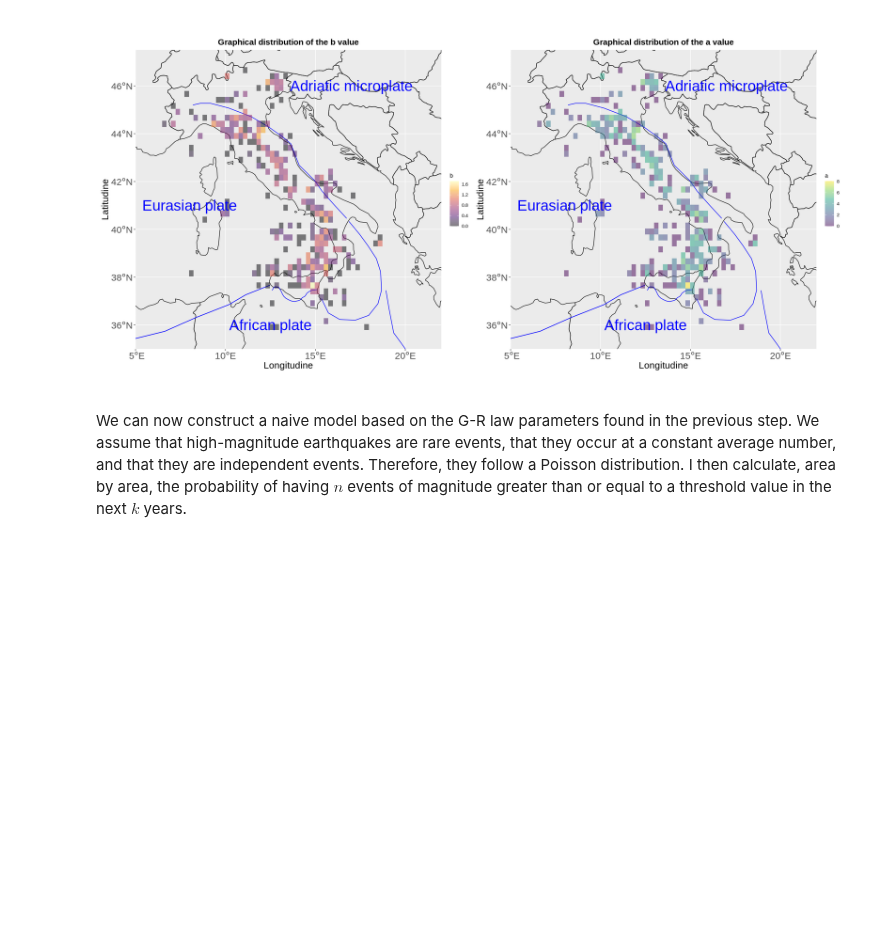
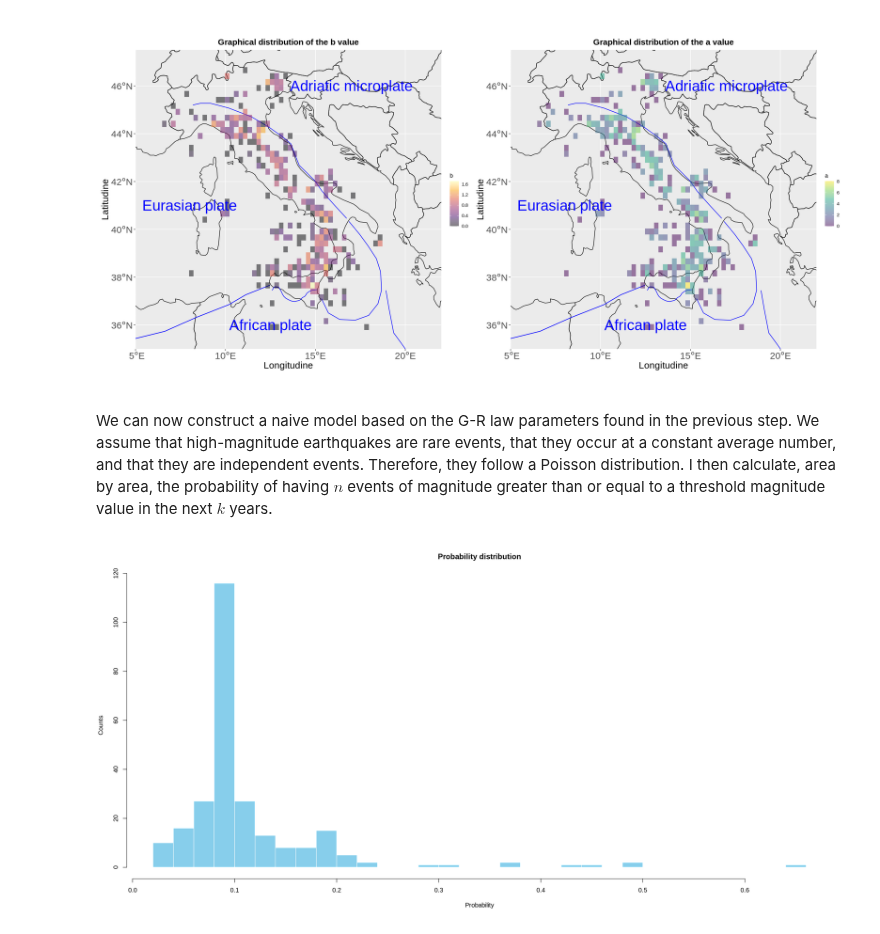
Before and after one commit to seccobenedetto/Earthquakes_Analysis_Italy, a Jupyter notebook: hazard_map_v2.ipynb, the cells around one changed output. Cells and saved outputs as stored; diff of their text form; code cells hidden in the pictures; blank space fills up the shorter version.

```diff
--- a/hazard_map_v2.ipynb
+++ b/hazard_map_v2.ipynb
@@ -467,7 +361,7 @@ b_plot_plates + a_plot_plates
 # %% [output]
 [figure]
 # %% [markdown]
-We can now construct a naive model based on the G-R law parameters found in the previous step. We assume that high-magnitude earthquakes are rare events, that they occur at a constant average number, and that they are independent events. Therefore, they follow a Poisson distribution. I then calculate, area by area, the probability of having $n$ events of magnitude greater than or equal to a threshold value in the next $k$ years.
+We can now construct a naive model based on the G-R law parameters found in the previous step. We assume that high-magnitude earthquakes are rare events, that they occur at a constant average number, and that they are independent events. Therefore, they follow a Poisson distribution. I then calculate, area by area, the probability of having $n$ events of magnitude greater than or equal to a threshold magnitude value in the next $k$ years.
 # %%
 # Threshold
 M_threshold <- 5
@@ -487,6 +381,20 @@ for (lat_i in j){
     }
   }
 }
+# %%
+# Estrai tutti i valori non-zero e non-NA dalla matrice
+prob_values <- P_strong[!is.na(P_strong) & P_strong != 0]
+
+# Crea un istogramma della distribuzione dei valori
+hist(prob_values,
+     breaks = 30,
+     main = "Probability distribution",
+     xlab = "Probability",
+     ylab = "Counts",
+     col = "skyblue",
+     border = "white")
+# %% [output]
+[figure, added]
 # %%
 # Prepare the dataframe
 P_df <- melt(P_strong)
```
Also changed, not shown: parts of 17 cells of this notebook.
